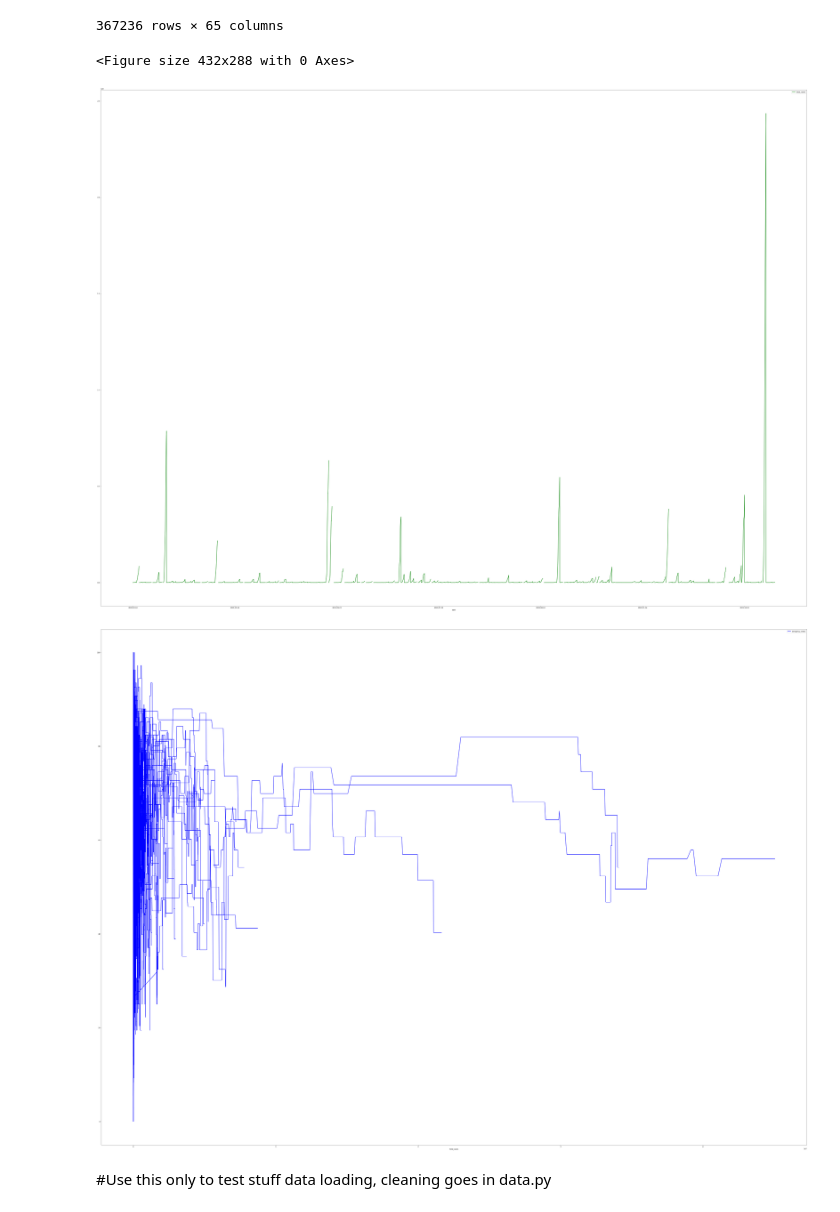
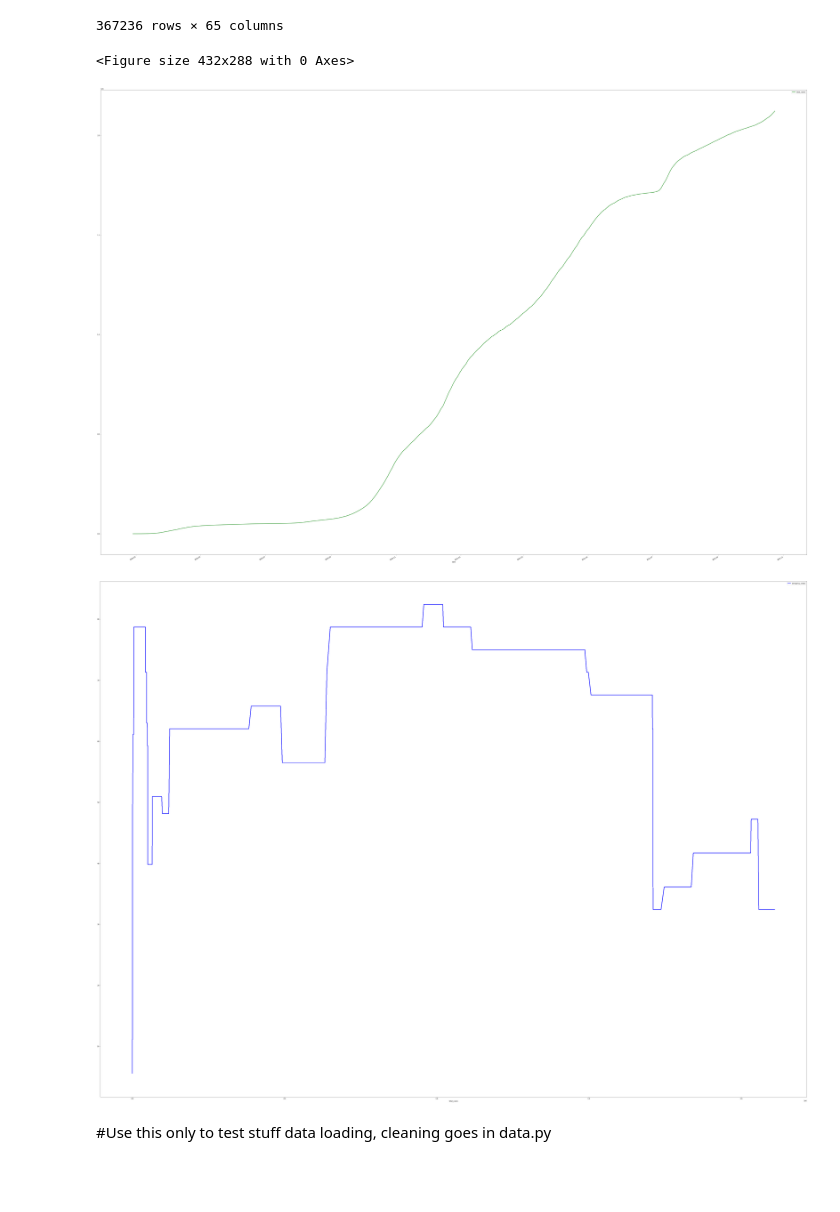
Before and after one commit to Wuodan3/INFOMDSS, a Jupyter notebook: INFOMDSS Team 15.ipynb, the cells around one changed output. Drawn from its saved outputs; the diff is of its cells as text; code cells hidden in the pictures; blank space fills up the shorter version.

Commit message:
Fix datetime dtype

```diff
--- a/INFOMDSS Team 15.ipynb
+++ b/INFOMDSS Team 15.ipynb
@@ -19,6 +19,7 @@ import pandas as pd
 
 data = pd.read_csv("https://covid.ourworldindata.org/data/owid-covid-data.csv") # downloads file from url
 #stingency_index = column 45
+data['date'] = pd.to_datetime(data['date'])
 data.info(0)
 # %% [output]
 <class 'pandas.core.frame.DataFrame'>
@@ -58,22 +59,22 @@ NLdata
 | 367235 | Netherlands | NLD | Europe | 2021-10-24 | 2122247.0 | 6311.0 | 5014.714 | 18752.0 | ... |
 367236 rows × 65 columns
 # %%
-Stringencyindexandcasessdate = data[['stringency_index', 'date', 'total_cases' , 'total_vaccinations']]
+Stringencyindexandcasessdate = NLdata[['stringency_index', 'date', 'total_cases' , 'total_vaccinations']]
 Stringencyindexandcasessdate
 
 import matplotlib.pyplot as plt
 plt.figure()
 x = 'date'
 y = 'total_cases'
 x2 = 'stringency_index'
-y2 = 'date'
+y2 = 'total_vaccinations'
 Stringencyindexandcasessdate.plot(x, y, color='green', linestyle='solid', linewidth=2, figsize=(80, 60))#graph thonk
 Stringencyindexandcasessdate.plot(y, x2, color='blue', linestyle='solid', linewidth=2, figsize=(80, 60))#graph2 thonk
 #¯\_(ツ)_/¯
 plt.show()
 # %% [output]
 <Figure size 432x288 with 0 Axes>
-[figure, old version]
+[figure, new version]
-[figure, old version]
+[figure, new version]
 # %% [markdown]
 #Use this only to test stuff data loading, cleaning goes in data.py
```
Also changed, not shown: parts of 1 cell of this notebook, 1 other file.
